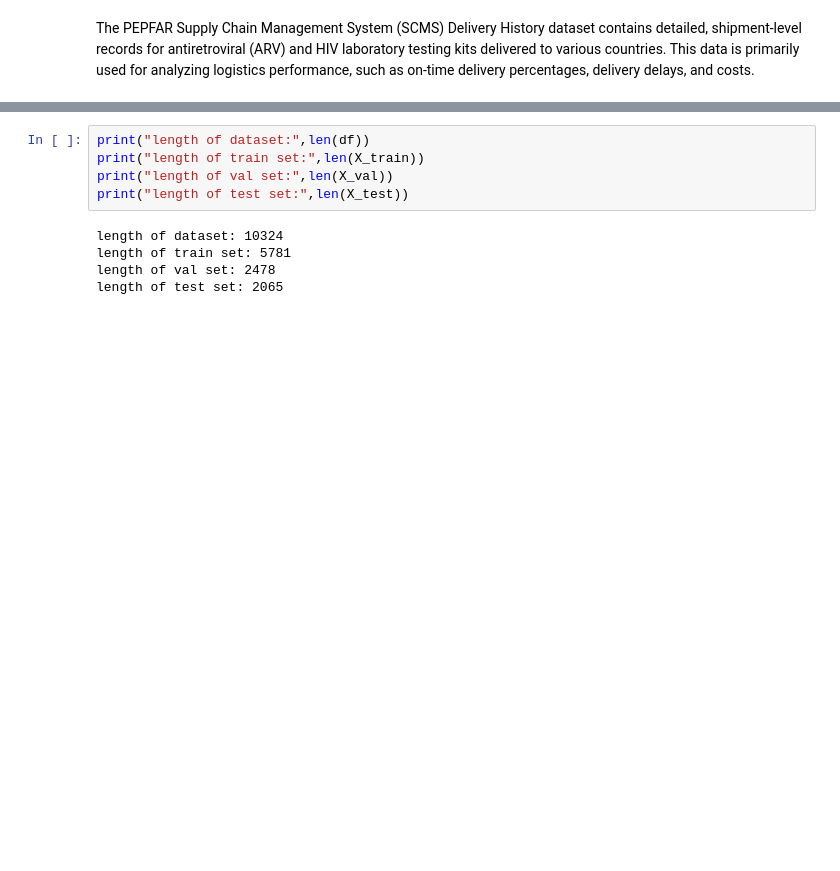
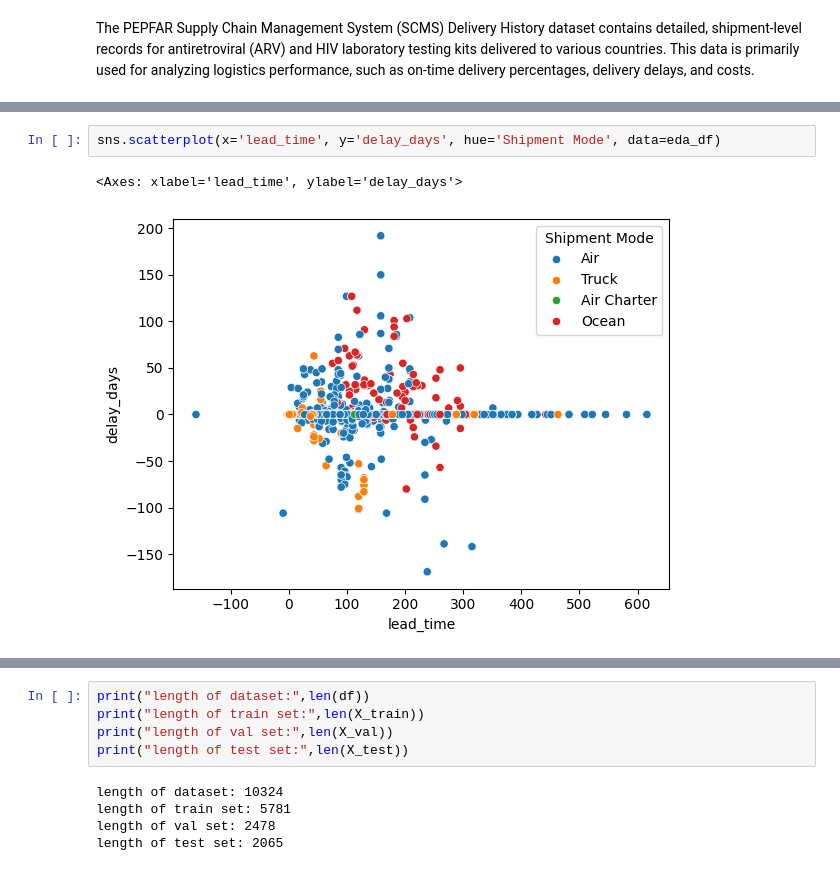
Before and after one commit to Tydos/Pharmaceutical-Supply-Chain-Optimisation, a Jupyter notebook: notebook/Supply_Chain_Optimisation.ipynb, the cells around one changed output, grey strips where cells are left out. Saved outputs shown, nothing was run; the diff lists cells and outputs as text; blank space fills up the shorter version.

```diff
--- a/notebook/Supply_Chain_Optimisation.ipynb
+++ b/notebook/Supply_Chain_Optimisation.ipynb
@@ -40,0 +160,5 @@ print(cat_cols)
+# %%
+sns.scatterplot(x='lead_time', y='delay_days', hue='Shipment Mode', data=eda_df)
+# %% [output]
+<Axes: xlabel='lead_time', ylabel='delay_days'>
+[figure, added]
```
Also changed, not shown: parts of 38 cells of this notebook, 2 other files.
